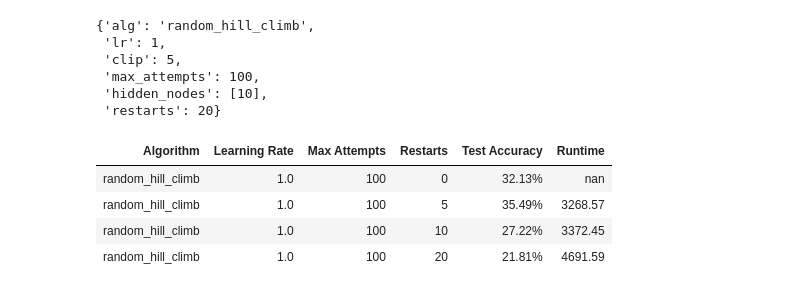
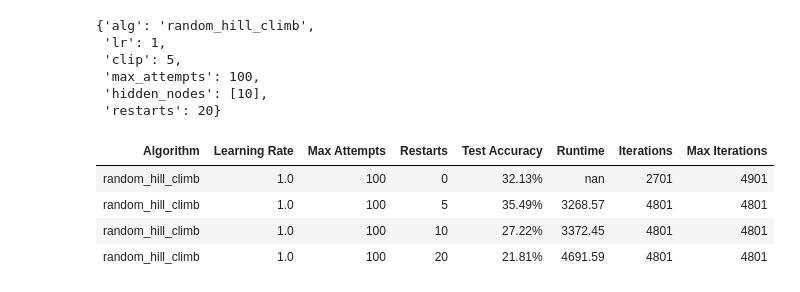
Before and after one commit to steviedale/randomized_optimization, a Jupyter notebook: nn/plot_nn_rhc_restarts.ipynb, the cells around one changed output. Saved outputs shown, nothing was run; the diff lists cells and outputs as text; code cells hidden in the pictures.

```diff
--- a/nn/plot_nn_rhc_restarts.ipynb
+++ b/nn/plot_nn_rhc_restarts.ipynb
@@ -135,7 +135,7 @@ config
  'restarts': 20}
 # %%
 df_data = {'Algorithm': [], 'Learning Rate': [], 'Max Attempts': [], 'Restarts': [],
-           'Test Accuracy': [], 'Runtime': []}
+           'Test Accuracy': [], 'Runtime': [], 'Iterations': [], 'Max Iterations': []}
 
 for config_i, config in enumerate(configs):
     path = "metrics/{alg}/{alg}_restarts{restarts}_lr{lr}_clip{clip}_max_attempts{max_attempts}_hidden_nodes{hidden_nodes}.pkl".format(**config)
@@ -164,37 +164,42 @@ for config_i, config in enumerate(configs):
     n = max([len(run['fitness_curve']) for run in data['runs']])
     for i in range(n):
         losses = [run['fitness_curve'][i][0] for run in data['runs'] if i < len(run['fitness_curve'])]
         mean_train_losss.append(np.mean(losses))
         std_train_losss.append(np.std(losses))
     mean_train_losss = np.array(mean_train_losss)
     std_train_losss = np.array(std_train_losss)
 
     if 'runtime' not in data['runs'][0]:
         mean_runtime = np.nan
         std_runtime = np.nan
     else:
         mean_runtime = np.mean([run['runtime'] for run in data['runs']])
         std_runtime = np.std([run['runtime'] for run in data['runs']])
 
     index = np.argmax(mean_test_accuracies)
     test_acc = mean_test_accuracies[index]
     test_acc_std = std_test_accuracies[index]
 
+    mean_iterations = np.mean([np.max(run['iterations']) for run in data['runs']])
+    max_iterations = np.max([np.max(run['iterations']) for run in data['runs']])
+
     df_data['Algorithm'].append(config['alg'])
     df_data['Learning Rate'].append(f"{config['lr']:0.1f}")
     df_data['Max Attempts'].append(config['max_attempts'])
     df_data['Test Accuracy'].append(f"{test_acc:.2%}")
     df_data['Runtime'].append(f"{mean_runtime:.2f}")
     df_data['Restarts'].append(config['restarts'])
+    df_data['Iterations'].append(f"{mean_iterations:.0f}")
+    df_data['Max Iterations'].append(f"{max_iterations:.0f}")
 
 df = pd.DataFrame(df_data)
 df.to_csv('metrics/nn_rhc_restarts.csv', index=False)
 df.style.hide(axis='index')
 # %% [output]
-| Algorithm | Learning Rate | Max Attempts | Restarts | Test Accuracy | Runtime |
-| random_hill_climb | 1.0 | 100 | 0 | 32.13% | nan |
-| random_hill_climb | 1.0 | 100 | 5 | 35.49% | 3268.57 |
-| random_hill_climb | 1.0 | 100 | 10 | 27.22% | 3372.45 |
-| random_hill_climb | 1.0 | 100 | 20 | 21.81% | 4691.59 |
+| Algorithm | Learning Rate | Max Attempts | Restarts | Test Accuracy | Runtime | Iterations | Max Iterations |
+| random_hill_climb | 1.0 | 100 | 0 | 32.13% | nan | 2701 | 4901 |
+| random_hill_climb | 1.0 | 100 | 5 | 35.49% | 3268.57 | 4801 | 4801 |
+| random_hill_climb | 1.0 | 100 | 10 | 27.22% | 3372.45 | 4801 | 4801 |
+| random_hill_climb | 1.0 | 100 | 20 | 21.81% | 4691.59 | 4801 | 4801 |
 # %%
 data
```
Also changed, not shown: parts of 1 cell of this notebook, 15 other files.
